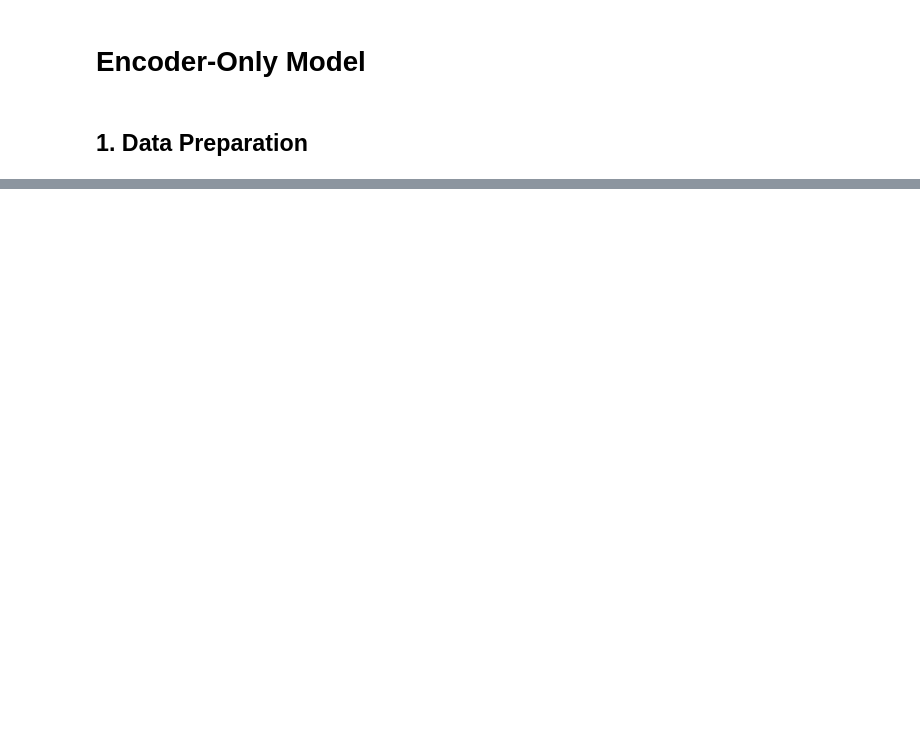
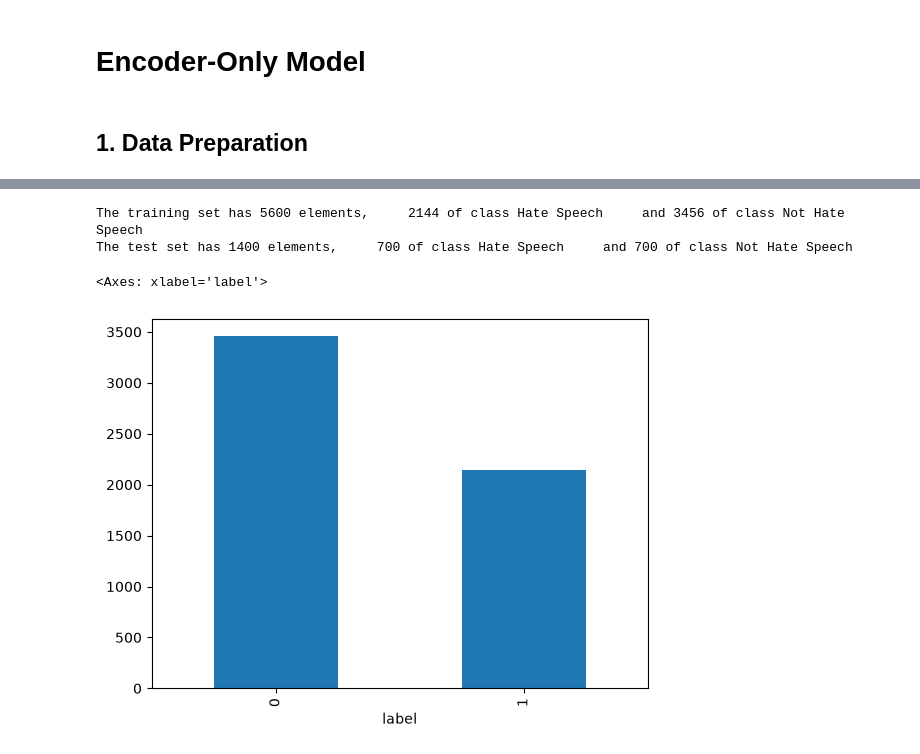
Before and after one commit to calogero-forte/hate_speech_detection, a Jupyter notebook: encoder_only_model.ipynb, the cells around one changed output, grey strips where cells are left out. Saved outputs shown, nothing was run; the diff lists cells and outputs as text; code cells hidden in the pictures; blank space fills up the shorter version.

```diff
--- a/encoder_only_model.ipynb
+++ b/encoder_only_model.ipynb
@@ -31,0 +36,6 @@ test_df
+# %%
+# 1. Remove the data that are not labeled "training_politics" or "test_politics"
+allowed_labels = ["training_politics", "test_politics"]
+train_politics_df = train_df[train_df["dataset"].isin(allowed_labels)].reset_index(drop=True)
+test_politics_df = test_df[test_df["dataset"].isin(allowed_labels)].reset_index(drop=True)
+train_politics_df
@@ -31,0 +56,18 @@ test_df
+# %%
+# 2. Statistics
+print(f"The training set has {train_politics_df.shape[0]} elements, \
+    { (train_politics_df['label'] == 1).sum()} of class Hate Speech \
+    and {(train_politics_df['label'] == 0).sum()} of class Not Hate Speech")
+
+print(f"The test set has {test_politics_df.shape[0]} elements, \
+    { (test_politics_df['label'] == 1).sum()} of class Hate Speech \
+    and {(test_politics_df['label'] == 0).sum()} of class Not Hate Speech")
+# %% [output]
+The training set has 5600 elements,     2144 of class Hate Speech     and 3456 of class Not Hate Speech
+The test set has 1400 elements,     700 of class Hate Speech     and 700 of class Not Hate Speech
+# %%
+# 3.1 Look graphically to the balancing of the classes in training set
+train_politics_df.groupby(['label']).size().plot.bar()
+# %% [output]
+<Axes: xlabel='label'>
+[figure, added]
```
Also changed, not shown: parts of 19 cells of this notebook, 2 other files.
